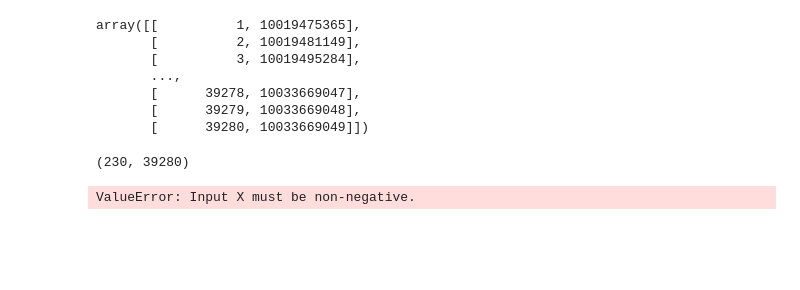
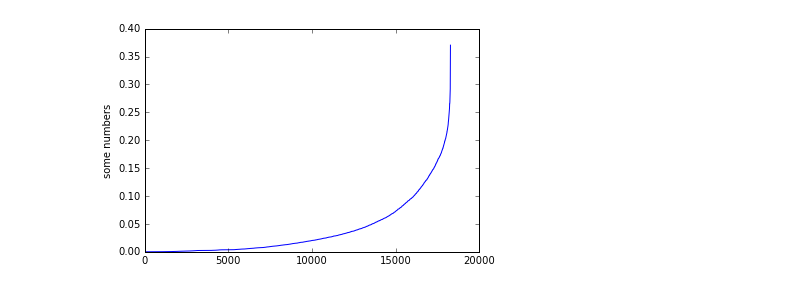
Before and after one commit to tonyabracadabra/Alzheimer-Classification, a Jupyter notebook: code/DFS.ipynb, the cells around one changed output. Cells and saved outputs as stored; diff of their text form; code cells hidden in the pictures; blank space fills up the shorter version.

```diff
--- a/code/DFS.ipynb
+++ b/code/DFS.ipynb
@@ -9,18 +9,24 @@ from sklearn.datasets import make_classification
 from sklearn.preprocessing import normalize
 from sklearn.preprocessing import Imputer
 
-data_All = sio.loadmat("/Volumes/TONY/LabWW/Alzheimer/GSE44772/GSE44772_data.mat")
+# data_All = sio.loadmat("../data/GSE44772_data_refined.mat")
 
-data_PFC = sio.loadmat("/Volumes/TONY/LabWW/Alzheimer/GSE44772/GSE44772_PFC.mat")
-data_VC = sio.loadmat("/Volumes/TONY/LabWW/Alzheimer/GSE44772/GSE44772_VC.mat")
-data_CR = sio.loadmat("/Volumes/TONY/LabWW/Alzheimer/GSE44772/GSE44772_CR.mat")
+data_PFC = sio.loadmat("../data/GSE44772_PFC_refined.mat")
+data_VC = sio.loadmat("../data/GSE44772_VC_refined.mat")
+data_CR = sio.loadmat("../data/GSE44772_CR_refined.mat")
+
+info_PFC = sio.loadmat("../data/PFC_IG_refined.mat")
+info_VC = sio.loadmat("../data/VC_IG_refined.mat")
+info_CR = sio.loadmat("../data/CR_IG_refined.mat")
-# %%
-data_All['ID']
-# %% [output]
-array([[          1, 10019475365],
-       [          2, 10019481149],
-       [          3, 10019495284],
-       ...,
-       [      39278, 10033669047],
-       [      39279, 10033669048],
-       [      39280, 10033669049]])
+# %%
+%matplotlib inline
+
+# np.argsort(info_PFC['gmm']['ig'][0][0][0])
+# info_PFC['median']['ig'][0][0][0]
+
+import matplotlib.pyplot as plt
+plt.plot(np.sort(info_VC['gmm']['ig'][0][0][0]))
+plt.ylabel('some numbers')
+plt.show()
+# %% [output]
+[figure, added]
@@ -27,7 +42,5 @@ array([[          1, 10019475365],
 # %%
 data_VC['X'].shape
-# %% [output]
-(230, 39280)
 # %%
 def setRegion(region):
     if region == 'PFC':
@@ -52,6 +65,4 @@ def setRegion(region):
 inputX, inputY = setRegion('CR')
 # %%
 ig(inputX, inputY)
-# %% [output]
-ValueError: Input X must be non-negative.
 # %%
```
Also changed, not shown: parts of 10 cells of this notebook, 4 other files.
